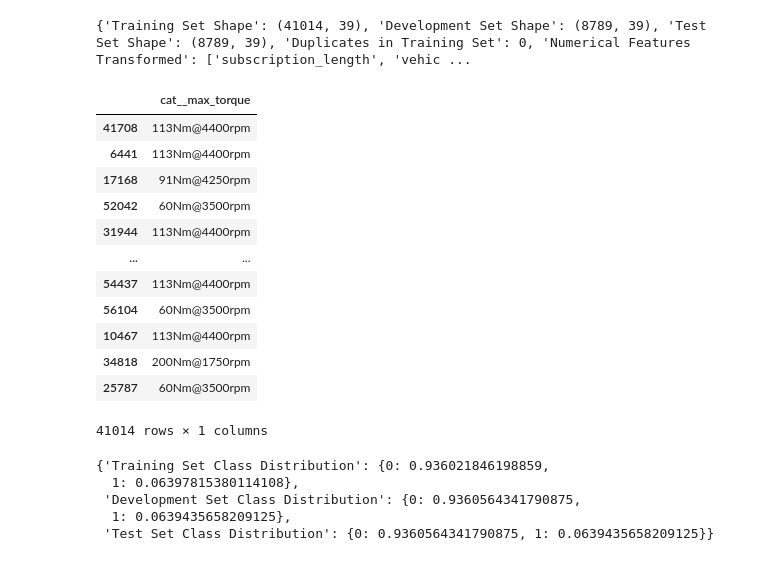
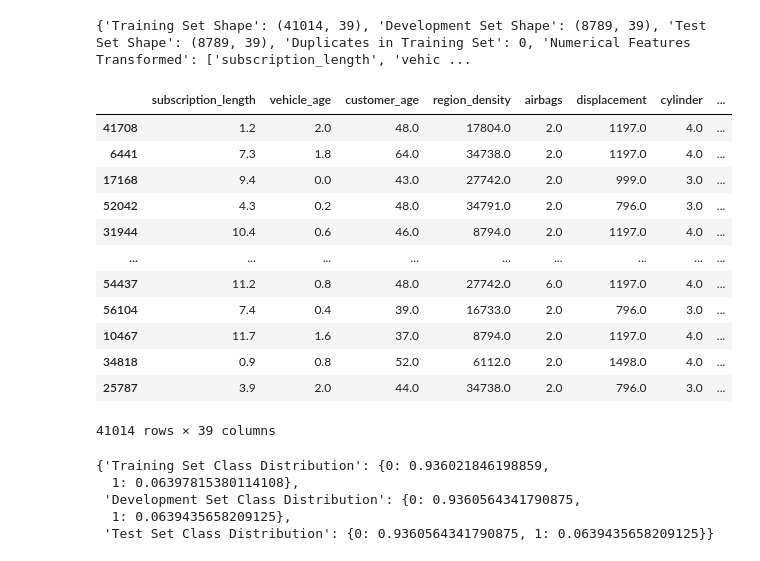
Before and after one commit to btguin/aml-final-project, a Jupyter notebook: code/insurance_claims.ipynb, the cells around one changed output. Drawn from its saved outputs; the diff is of its cells as text; code cells hidden in the pictures.

```diff
--- a/code/insurance_claims.ipynb
+++ b/code/insurance_claims.ipynb
@@ -346,7 +346,7 @@ categorical_imputer = Pipeline(steps=[
 preprocessor_imputer = ColumnTransformer(transformers=[
     ('num', numerical_imputer, numerical_features),
     ('cat', categorical_imputer, categorical_features)
-])
+], remainder='passthrough', verbose_feature_names_out=False)
 
 # Fit and transform the training data; transform dev and test data
 X_train_imputed = preprocessor_imputer.fit_transform(X_train)
@@ -377,21 +377,21 @@ print(summary)
 # %% [output]
 {'Training Set Shape': (41014, 39), 'Development Set Shape': (8789, 39), 'Test Set Shape': (8789, 39), 'Duplicates in Training Set': 0, 'Numerical Features Transformed': ['subscription_length', 'vehic ...
 # %%
-X_train_imputed[['cat__max_torque']]
+X_train_imputed
 # %% [output]
-|  | cat__max_torque |
-| 41708 | 113Nm@4400rpm |
-| 6441 | 113Nm@4400rpm |
-| 17168 | 91Nm@4250rpm |
-| 52042 | 60Nm@3500rpm |
-| 31944 | 113Nm@4400rpm |
-| ... | ... |
-| 54437 | 113Nm@4400rpm |
-| 56104 | 60Nm@3500rpm |
-| 10467 | 113Nm@4400rpm |
-| 34818 | 200Nm@1750rpm |
-| 25787 | 60Nm@3500rpm |
+|  | subscription_length | vehicle_age | customer_age | region_density | airbags | displacement | cylinder | ... |
+| 41708 | 1.2 | 2.0 | 48.0 | 17804.0 | 2.0 | 1197.0 | 4.0 | ... |
+| 6441 | 7.3 | 1.8 | 64.0 | 34738.0 | 2.0 | 1197.0 | 4.0 | ... |
+| 17168 | 9.4 | 0.0 | 43.0 | 27742.0 | 2.0 | 999.0 | 3.0 | ... |
+| 52042 | 4.3 | 0.2 | 48.0 | 34791.0 | 2.0 | 796.0 | 3.0 | ... |
+| 31944 | 10.4 | 0.6 | 46.0 | 8794.0 | 2.0 | 1197.0 | 4.0 | ... |
+| ... | ... | ... | ... | ... | ... | ... | ... | ... |
+| 54437 | 11.2 | 0.8 | 48.0 | 27742.0 | 6.0 | 1197.0 | 4.0 | ... |
+| 56104 | 7.4 | 0.4 | 39.0 | 16733.0 | 2.0 | 796.0 | 3.0 | ... |
+| 10467 | 11.7 | 1.6 | 37.0 | 8794.0 | 2.0 | 1197.0 | 4.0 | ... |
+| 34818 | 0.9 | 0.8 | 52.0 | 6112.0 | 2.0 | 1498.0 | 4.0 | ... |
+| 25787 | 3.9 | 2.0 | 44.0 | 34738.0 | 2.0 | 796.0 | 3.0 | ... |
-41014 rows × 1 columns
+41014 rows × 39 columns
 # %%
 # Check class distributions in each dataset
 train_class_distribution = y_train.value_counts(normalize=True)
```
Also changed, not shown: parts of 7 cells of this notebook.
